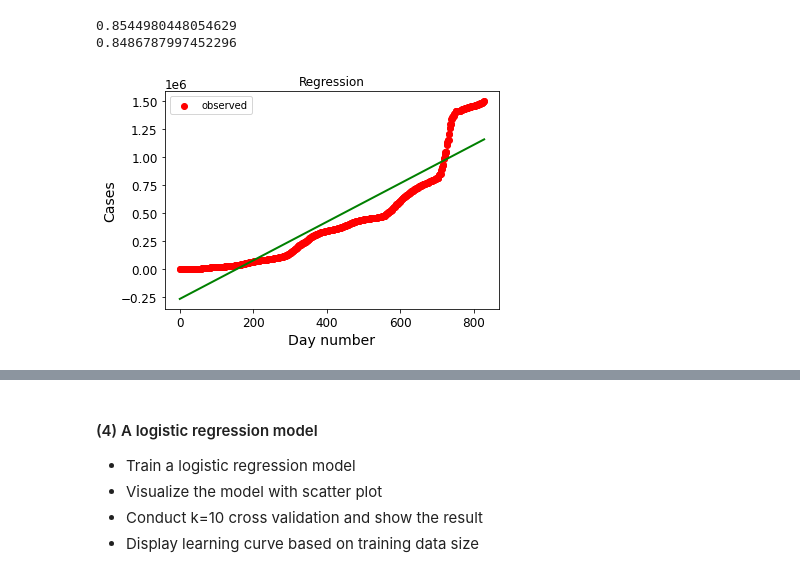
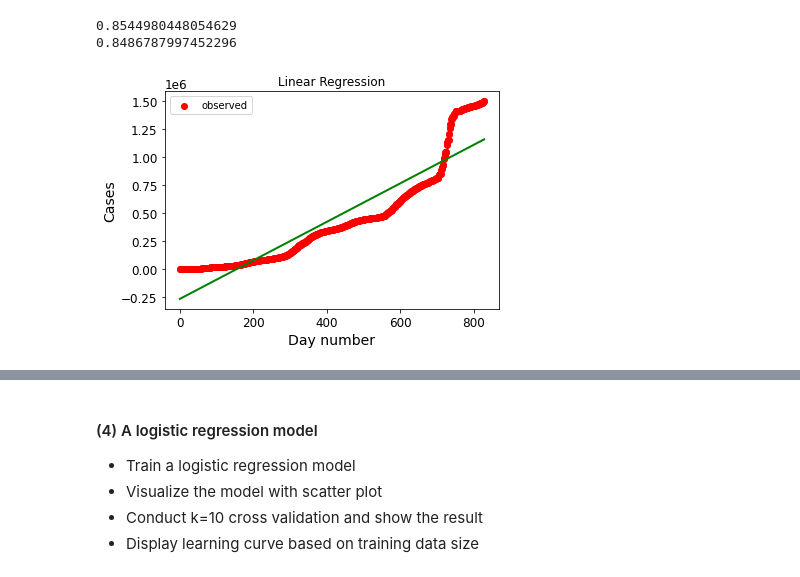
Before and after one commit to alarsen123/ML-HW, a Jupyter notebook: ME5_simpleRegression_COVID19/ME5_simpleRegression_COVID19/simpleLinearRegression.ipynb, the cells around one changed output, grey strips where cells are left out. Saved outputs shown, nothing was run; the diff lists cells and outputs as text; code cells hidden in the pictures.

```diff
--- a/ME5_simpleRegression_COVID19/ME5_simpleRegression_COVID19/simpleLinearRegression.ipynb
+++ b/ME5_simpleRegression_COVID19/ME5_simpleRegression_COVID19/simpleLinearRegression.ipynb
@@ -717,18 +717,18 @@ print(covid_model.score(X_test, y_test))
 # %%
 # Visualize the model with a scatter plot
 plt.scatter(X, y, c='red', label='observed')
 plt.legend(loc='best')
 
 plt.xlabel('Day number')
 plt.ylabel('Cases')
-plt.title('Regression')
+plt.title('Linear Regression')
 
 # plot the regression function
 plt.plot(X, covid_model.predict(X), c='green', label='fitted', linewidth=2)
 
 plt.show()
 # %% [output]
-[figure, old version]
+[figure, new version]
 # %%
 # Conduct cross validation
 kf = KFold(n_splits=10, random_state=None, shuffle=True)
```
Also changed, not shown: parts of 10 cells of this notebook, 1 other file.
